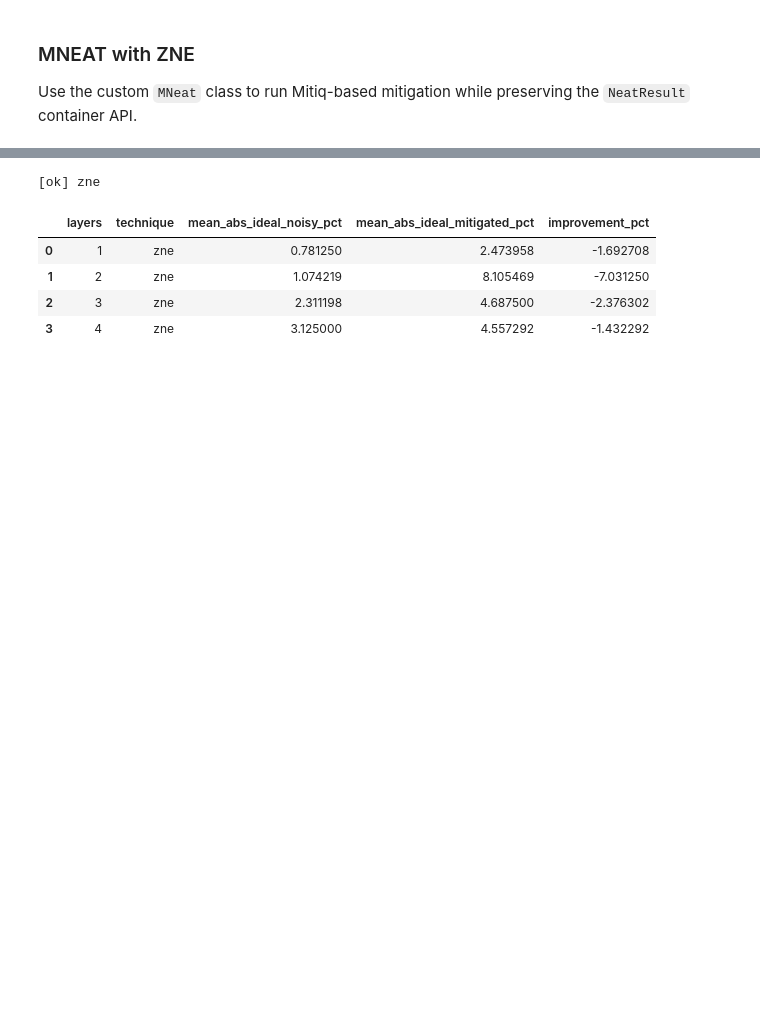
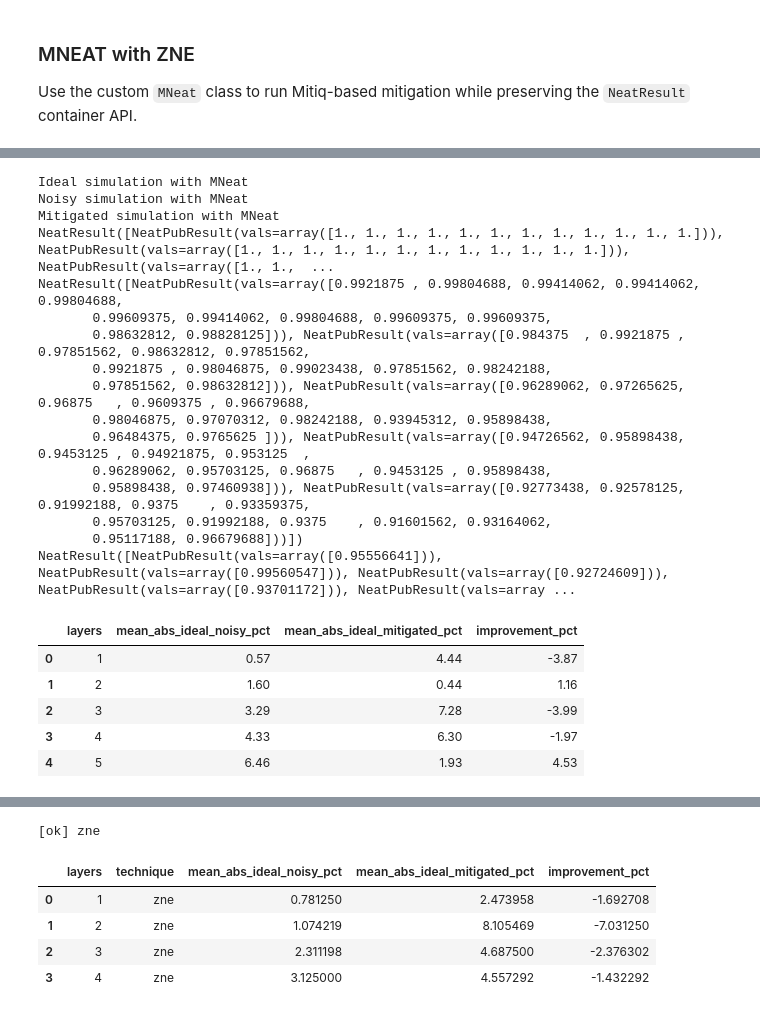
Before and after one commit to GibboSan/easy-q, a Jupyter notebook: quantum_optimization/playground.ipynb, the cells around one changed output, grey strips where cells are left out. Drawn from its saved outputs; the diff is of its cells as text; code cells hidden in the pictures; blank space fills up the shorter version.

```diff
--- a/quantum_optimization/playground.ipynb
+++ b/quantum_optimization/playground.ipynb
@@ -306,3 +277,66 @@ Toy MNeat mean |ideal-noisy| (%)
+# %%
+# Toy mitigated simulation with MNeat
+# (default: execution_mode='estimator')
+# (if using execution_mode='sampler', set sampler_shots; default is 8192.)
+
+print('Ideal simulation with MNeat')
+toy_mneat_ideal = mneat.ideal_sim(toy_clifford_pubs, cliffordize=False, seed_simulator=seed)
+
+print('Noisy simulation with MNeat')
+toy_mneat_noisy = mneat.noisy_sim(toy_clifford_pubs, cliffordize=False, seed_simulator=seed)
+
+print('Mitigated simulation with MNeat')
+toy_mneat_mitigated = mneat.zne_mit_noisy_sim(
+    toy_clifford_pubs,
+    cliffordize=False,
+    seed_simulator=seed,
+    execution_mode='sampler'
+)
+
+print(toy_mneat_ideal)
+print(toy_mneat_noisy)
+print(toy_mneat_mitigated)
+
+toy_mneat_mitigated_df = pd.DataFrame(
+    [
+        {
+            'layers': idx,
+            'mean_abs_ideal_noisy_pct': round(float(np.mean(np.abs(ideal_res.vals - noisy_res.vals)) * 100.0), 2),
+            'mean_abs_ideal_mitigated_pct': round(float(np.mean(np.abs(ideal_res.vals - mit_res.vals)) * 100.0), 2),
+        }
+        for idx, (ideal_res, noisy_res, mit_res) in enumerate(
+            zip(toy_mneat_ideal, toy_mneat_noisy, toy_mneat_mitigated), start=1
+        )
+    ]
+)
+toy_mneat_mitigated_df['improvement_pct'] = (
+    toy_mneat_mitigated_df['mean_abs_ideal_noisy_pct']
+    - toy_mneat_mitigated_df['mean_abs_ideal_mitigated_pct']
+)
+display(toy_mneat_mitigated_df)
+# %% [output]
+Ideal simulation with MNeat
+Noisy simulation with MNeat
+Mitigated simulation with MNeat
+NeatResult([NeatPubResult(vals=array([1., 1., 1., 1., 1., 1., 1., 1., 1., 1., 1., 1.])), NeatPubResult(vals=array([1., 1., 1., 1., 1., 1., 1., 1., 1., 1., 1., 1.])), NeatPubResult(vals=array([1., 1.,  ...
+NeatResult([NeatPubResult(vals=array([0.9921875 , 0.99804688, 0.99414062, 0.99414062, 0.99804688,
+       0.99609375, 0.99414062, 0.99804688, 0.99609375, 0.99609375,
+       0.98632812, 0.98828125])), NeatPubResult(vals=array([0.984375  , 0.9921875 , 0.97851562, 0.98632812, 0.97851562,
+       0.9921875 , 0.98046875, 0.99023438, 0.97851562, 0.98242188,
+       0.97851562, 0.98632812])), NeatPubResult(vals=array([0.96289062, 0.97265625, 0.96875   , 0.9609375 , 0.96679688,
+       0.98046875, 0.97070312, 0.98242188, 0.93945312, 0.95898438,
+       0.96484375, 0.9765625 ])), NeatPubResult(vals=array([0.94726562, 0.95898438, 0.9453125 , 0.94921875, 0.953125  ,
+       0.96289062, 0.95703125, 0.96875   , 0.9453125 , 0.95898438,
+       0.95898438, 0.97460938])), NeatPubResult(vals=array([0.92773438, 0.92578125, 0.91992188, 0.9375    , 0.93359375,
+       0.95703125, 0.91992188, 0.9375    , 0.91601562, 0.93164062,
+       0.95117188, 0.96679688]))])
+NeatResult([NeatPubResult(vals=array([0.95556641])), NeatPubResult(vals=array([0.99560547])), NeatPubResult(vals=array([0.92724609])), NeatPubResult(vals=array([0.93701172])), NeatPubResult(vals=array ...
+|  | layers | mean_abs_ideal_noisy_pct | mean_abs_ideal_mitigated_pct | improvement_pct |
+| 0 | 1 | 0.57 | 4.44 | -3.87 |
+| 1 | 2 | 1.60 | 0.44 | 1.16 |
+| 2 | 3 | 3.29 | 7.28 | -3.99 |
+| 3 | 4 | 4.33 | 6.30 | -1.97 |
+| 4 | 5 | 6.46 | 1.93 | 4.53 |
 # %%
 linear_factory = zne.inference.LinearFactory(
     scale_factors=[1.0, 1.5, 2.0, 2.5, 3.0]
```
Also changed, not shown: parts of 7 cells of this notebook, 1 other file.
